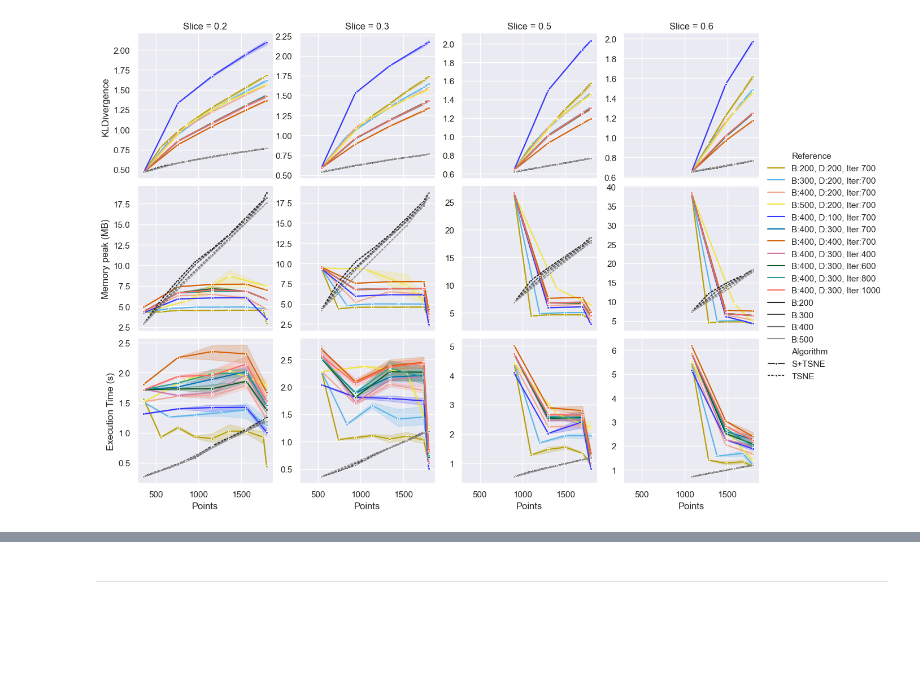
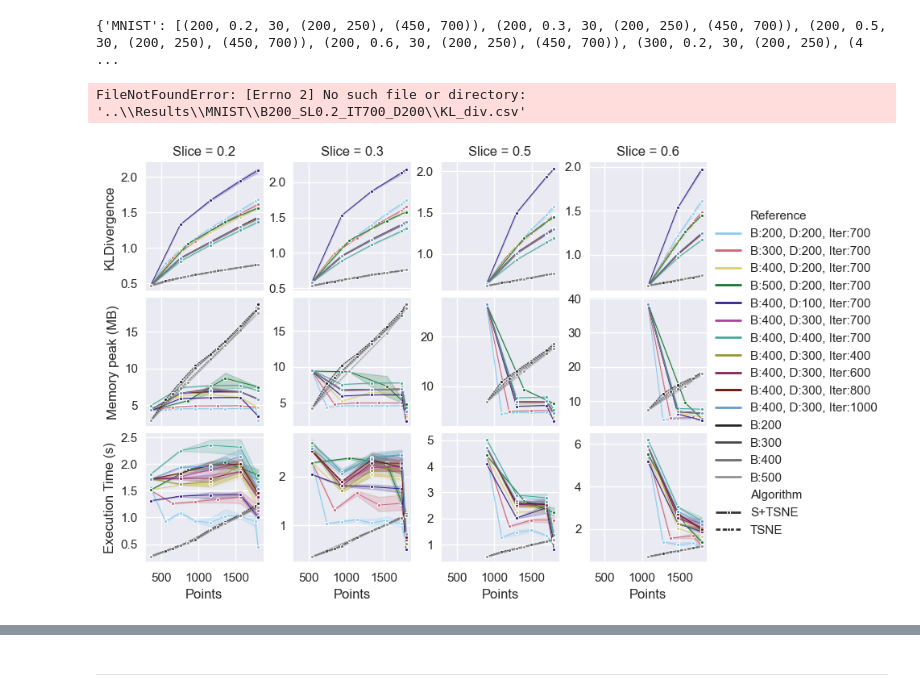
Before and after one commit to PedrV/S--t-SNE, a Jupyter notebook: Demo/ProcessedAnalysisCSV/plots_demo.ipynb, the cells around one changed output, grey strips where cells are left out. Cells and saved outputs as stored; diff of their text form; code cells hidden in the pictures; blank space fills up the shorter version.

```diff
--- a/Demo/ProcessedAnalysisCSV/plots_demo.ipynb
+++ b/Demo/ProcessedAnalysisCSV/plots_demo.ipynb
@@ -7,5 +7,9 @@ import seaborn as sns
 import sys
 sys.path.append('../')
 from Demo_Params import BASESETUP
+# %%
+print(BASESETUP)
+# %% [output]
+{'MNIST': [(200, 0.2, 30, (200, 250), (450, 700)), (200, 0.3, 30, (200, 250), (450, 700)), (200, 0.5, 30, (200, 250), (450, 700)), (200, 0.6, 30, (200, 250), (450, 700)), (300, 0.2, 30, (200, 250), (4 ...
 # %%
 def getSTSNEDirByParams(setup,batch,slice_size,n_iter,min_dense,files):
@@ -46,12 +50,14 @@ def readCSV(setup,parameters, testType, fileNames, rescales, remove_initial=Fals
     return pd.concat(csvReads)
 # %%
 def plot_algorithm_comparison(df,rowLabels,figName, height=3, aspect=1, markers=[".","."], dashes=[(1,0),(2,1)]):
-    possibleColors = ["#B69F00", "#56B4E9", "#F2A590", "#F0E442", "#3333ff","#0072B2", "#D55E00", "#CC79A7", "#0b5c21","#2a9d8f","#ff6961",sns.color_palette("dark:salmon_r")[0]]
+    #possibleColors = ["#B69F00", "#56B4E9", "#F2A590", "#F0E442", "#3333ff","#0072B2", "#D55E00", "#CC79A7", "#0b5c21","#2a9d8f","#ff6961",sns.color_palette("dark:salmon_r")[0]]
+    possibleColors = ["#88CCEE", "#CC6677", "#DDCC77", "#117733", "#332288","#AA4499", "#44AA99", "#999933", "#882255","#661100","#6699CC"]
+    #possibleColors = ["#E58606","#5D69B1","#52BCA3","#99C945","#CC61B0","#24796C","#DAA51B","#2F8AC4","#764E9F","#ED645A","#CC3A8E","#A5AA99"]
     possibleGray = list(sns.color_palette(palette='gist_gray'))
     palette = {x:possibleColors.pop(0) for x in df["Reference"].unique() if len(x) > 10} | {x:possibleGray.pop(0) for x in df["Reference"].unique() if not len(x) > 10}
     sns.set_theme()
     g = sns.FacetGrid(df,col="Slice",row="Analysis", sharey=False,legend_out=True, height=height, aspect=aspect)
-    g.map_dataframe(sns.lineplot,x="Points",y="Value",hue="Reference",style="Algorithm", palette=palette, markers=markers, dashes=dashes)
+    g.map_dataframe(sns.lineplot,x="Points",y="Value",hue="Reference",style="Algorithm", palette=palette, markers=markers, dashes=dashes, linewidth = 0.7)
     g.add_legend()
     for i, axes_row in enumerate(g.axes):
         for j, axes_col in enumerate(axes_row):
@@ -64,9 +70,13 @@ def plot_algorithm_comparison(df,rowLabels,figName, height=3, aspect=1, markers=
             if j == 0:
                 ylabel = axes_col.get_ylabel()
                 axes_col.set_ylabel(rowLabels.pop(0))
+            axes_col.tick_params(axis="y", pad=0.5)
 
-    g.figure.subplots_adjust(wspace=0.2,hspace=0.05)
-    return g.savefig(figName)
+    g.figure.subplots_adjust(wspace=0.25,hspace=0.05)
+    for line in g.legend.get_lines():
+        line.set_linewidth(2.0)
+    g.figure.set_rasterized(True)
+    return g.savefig(figName, dpi=1200)
 # %%
 #MNIST
 setup = "MNIST"
@@ -88,16 +98,20 @@ for testType in paramsToRead:
     for param in paramsToRead[testType]:
         csvs.append(readCSV(setup,param,testType,fileNames,rescales,iteractive=False))
 
-
+print(csvs)
 df = pd.concat(csvs)
 df.to_csv("MNIST_analysis.csv",index=False)
-df = pd.read_csv("MNIST_analysis.csv")
-rowLabels = ["KLDivergence", "Memory peak (MB)","Execution Time (s)"]
-figName = "MNIST_analysis.png"
-#display(df)
-plot_algorithm_comparison(df,rowLabels,figName)
 # %% [output]
-[figure, removed]
+FileNotFoundError: [Errno 2] No such file or directory: '..\\Results\\MNIST\\B200_SL0.2_IT700_D200\\KL_div.csv'
+# %%
+#sns.set(rc={'figure.figsize':(20,20)})
+df = pd.read_csv("MNIST_analysis.csv")
+rowLabels = ["KLDivergence", "Memory peak (MB)","Execution Time (s)"]
+figName = "MNIST_analysis.eps"
+#display(df)
+plot_algorithm_comparison(df,rowLabels,figName,height=2, aspect=1)
+# %% [output]
+[figure, added]
 # %%
 #DRIFTED_500k
 setup = "DRIFTED_500K"
```
Also changed, not shown: parts of 7 cells of this notebook, 8 other files.
